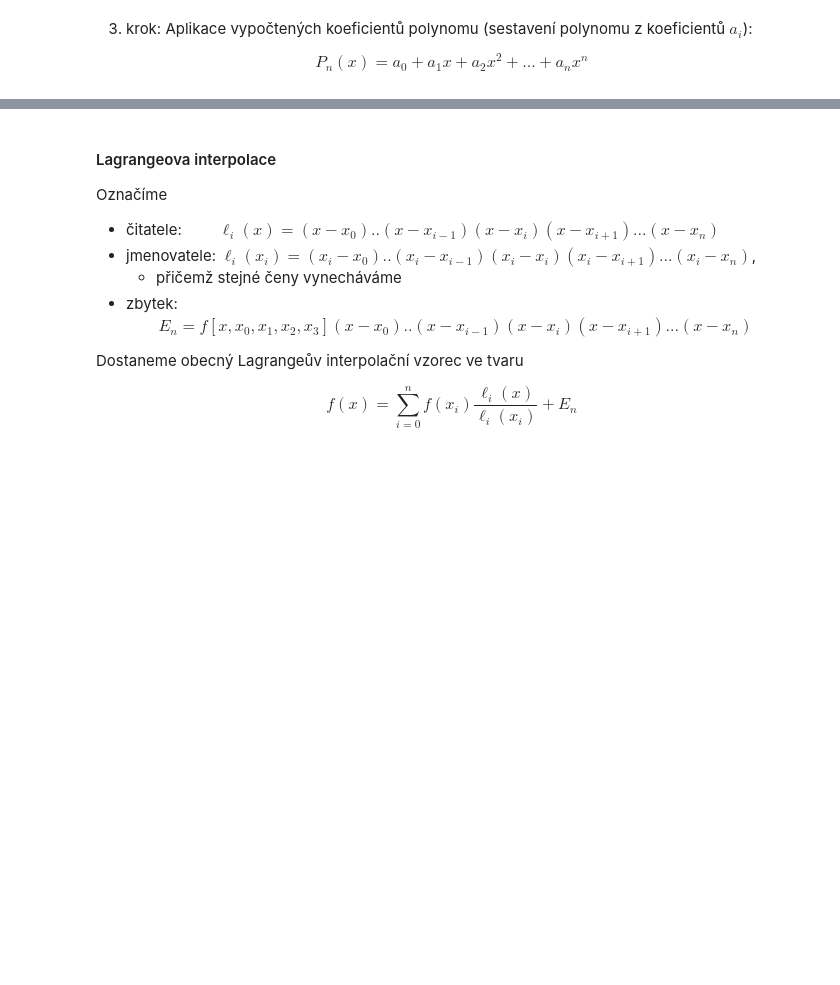
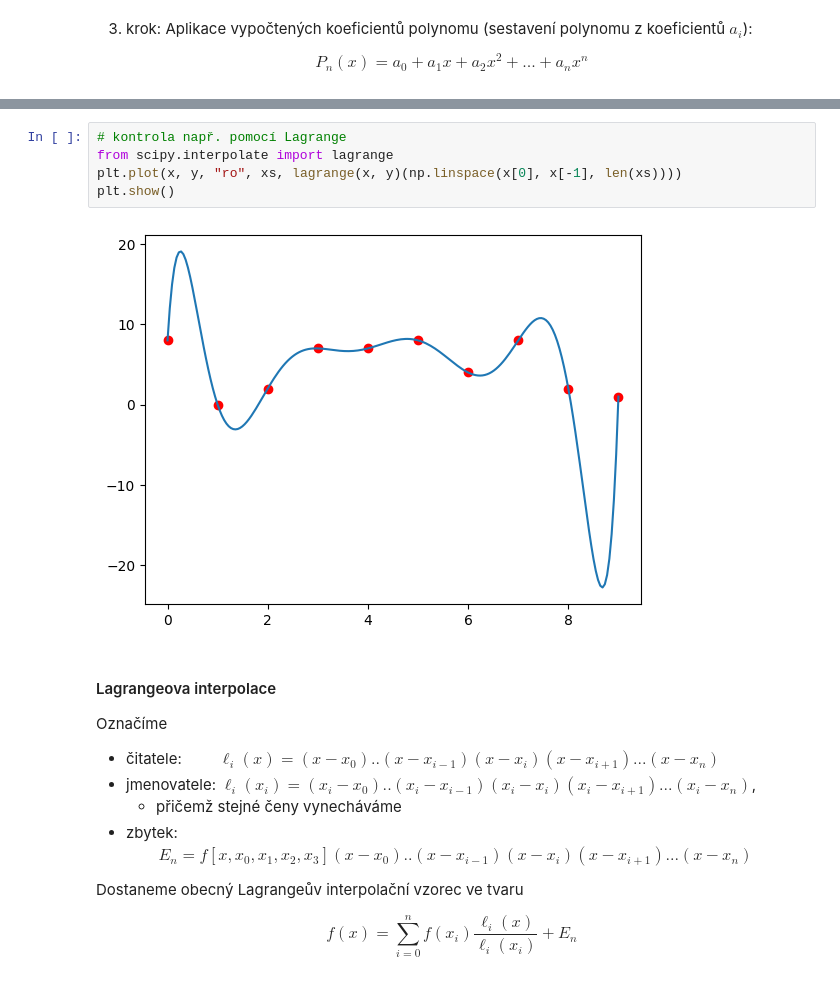
Before and after one commit to pkbcz/MSW2, a Jupyter notebook: 05 Interpolace aproximace.ipynb, the cells around one changed output, grey strips where cells are left out. Saved outputs shown, nothing was run; the diff lists cells and outputs as text; blank space fills up the shorter version.

```diff
--- a/05 Interpolace aproximace.ipynb
+++ b/05 Interpolace aproximace.ipynb
@@ -194,3 +194,10 @@ plt.show()
+# %%
+# kontrola např. pomocí Lagrange
+from scipy.interpolate import lagrange
+plt.plot(x, y, "ro", xs, lagrange(x, y)(np.linspace(x[0], x[-1], len(xs))))
+plt.show()
+# %% [output]
+[figure, added]
 # %% [markdown]
 #### Lagrangeova interpolace
 Označíme
```
Also changed, not shown: parts of 5 cells of this notebook, 15 other files.
